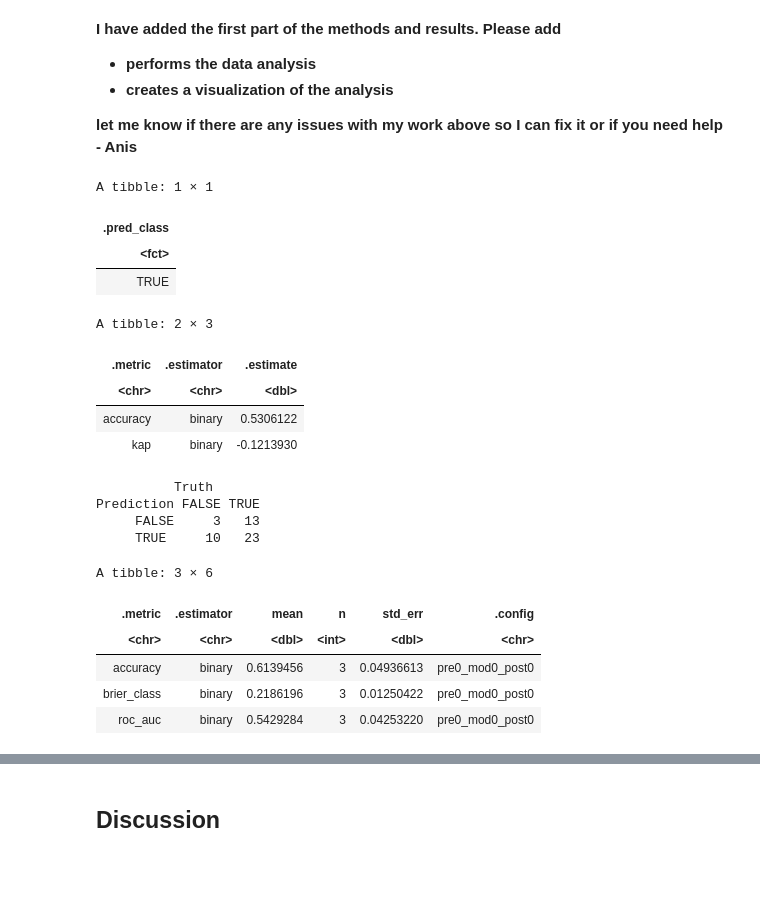
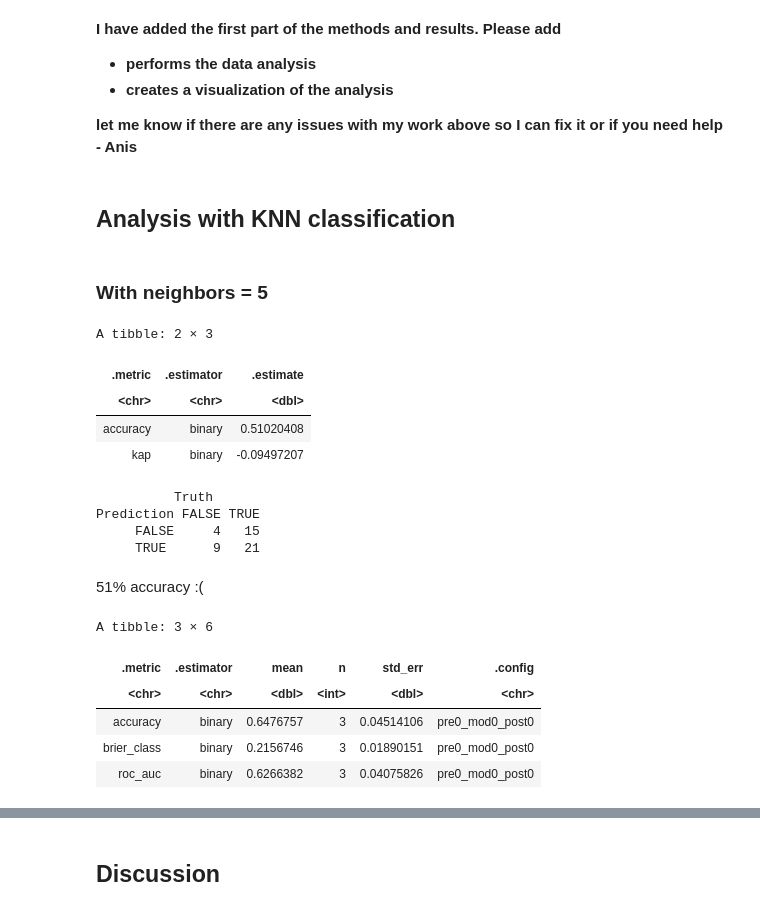
Before and after one commit to avahbot/dsci-100-term-project-final, a Jupyter notebook: project.ipynb, the cells around one changed output, grey strips where cells are left out. Saved outputs shown, nothing was run; the diff lists cells and outputs as text; code cells hidden in the pictures; blank space fills up the shorter version.

Commit message:
Add some comments about data analysis with knn

```diff
--- a/project.ipynb
+++ b/project.ipynb
@@ -242,68 +242,49 @@ sub_on_gender_ratio
 * **creates a visualization of the analysis**
 
 **let me know if there are any issues with my work above so I can fix it or if you need help - Anis**
-# %%
-subscription_recipe <- recipe(subscribe ~ age + played_hours, tidy_players) |>
-    step_scale(all_predictors()) |>
-    step_center(all_predictors())
-
-knn_spec <- nearest_neighbor(weight_func = "rectangular", neighbors = 5) |>
-    set_engine("kknn") |>
-    set_mode("classification")
-
-subscription_fit <- workflow() |>
-    add_recipe(subscription_recipe) |>
-    add_model(knn_spec) |>
-    fit(data = tidy_players)
-
-new_player <- tibble(age = 30, played_hours = 40)
-
-subscription_predict <- predict(subscription_fit, new_player)
-
-subscription_predict
-
-# TODO: actually do the evaluation and tuning
-# %% [output]
-A tibble: 1 × 1
-| .pred_class |
-| <fct> |
-| TRUE |
+# %% [markdown]
+## Analysis with KNN classification
+# %% [markdown]
+### With neighbors = 5
 # %%
 set.seed(6767)
 
+# Split dataset into training and testing datasets
 players_split <- initial_split(tidy_players, prop = 0.75, strata = subscribe)
 players_train <- training(players_split)
 players_test <- testing(players_split)
 
 subscription_recipe <- recipe(subscribe ~ age + played_hours, players_train)
 
-knn_spec <- nearest_neighbor(weight_func = "rectangular", neighbors = 10) |>
+knn_spec <- nearest_neighbor(weight_func = "rectangular", neighbors = 5) |>
     set_engine("kknn") |>
     set_mode("classification")
 
 subscription_fit <- workflow() |>
     add_recipe(subscription_recipe) |>
     add_model(knn_spec) |>
     fit(data = players_train)
 
 subscription_predictions <- predict(subscription_fit, players_test) |>
     bind_cols(players_test)
 
 subscription_predictions |> metrics(truth = subscribe, estimate = .pred_class)
 subscription_predictions |> conf_mat(truth = subscribe, estimate = .pred_class)
 # %% [output]
 A tibble: 2 × 3
 | .metric | .estimator | .estimate |
 | <chr> | <chr> | <dbl> |
-| accuracy | binary | 0.5306122 |
-| kap | binary | -0.1213930 |
+| accuracy | binary | 0.51020408 |
+| kap | binary | -0.09497207 |
           Truth
 Prediction FALSE TRUE
-     FALSE     3   13
-     TRUE     10   23
+     FALSE     4   15
+     TRUE      9   21
+# %% [markdown]
+51% accuracy :(
 # %%
 # TODO: add markdown and comments for cross validation
-set.seed(5000)
+set.seed(6767)
 
 players_vfold <- vfold_cv(players_train, v = 3, strata = subscribe)
 
@@ -317,9 +298,9 @@ subscription_resample_fit |> collect_metrics()
 A tibble: 3 × 6
 | .metric | .estimator | mean | n | std_err | .config |
 | <chr> | <chr> | <dbl> | <int> | <dbl> | <chr> |
-| accuracy | binary | 0.6139456 | 3 | 0.04936613 | pre0_mod0_post0 |
-| brier_class | binary | 0.2186196 | 3 | 0.01250422 | pre0_mod0_post0 |
-| roc_auc | binary | 0.5429284 | 3 | 0.04253220 | pre0_mod0_post0 |
+| accuracy | binary | 0.6476757 | 3 | 0.04514106 | pre0_mod0_post0 |
+| brier_class | binary | 0.2156746 | 3 | 0.01890151 | pre0_mod0_post0 |
+| roc_auc | binary | 0.6266382 | 3 | 0.04075826 | pre0_mod0_post0 |
 # %%
 # TODO: add markdown and comments for parameter value selection
 # NOTE: even though the accuracy increases as neighbors increase, its just predicting for TRUE for everything, not a good way to evaluate our model
```
Also changed, not shown: parts of 3 cells of this notebook.
